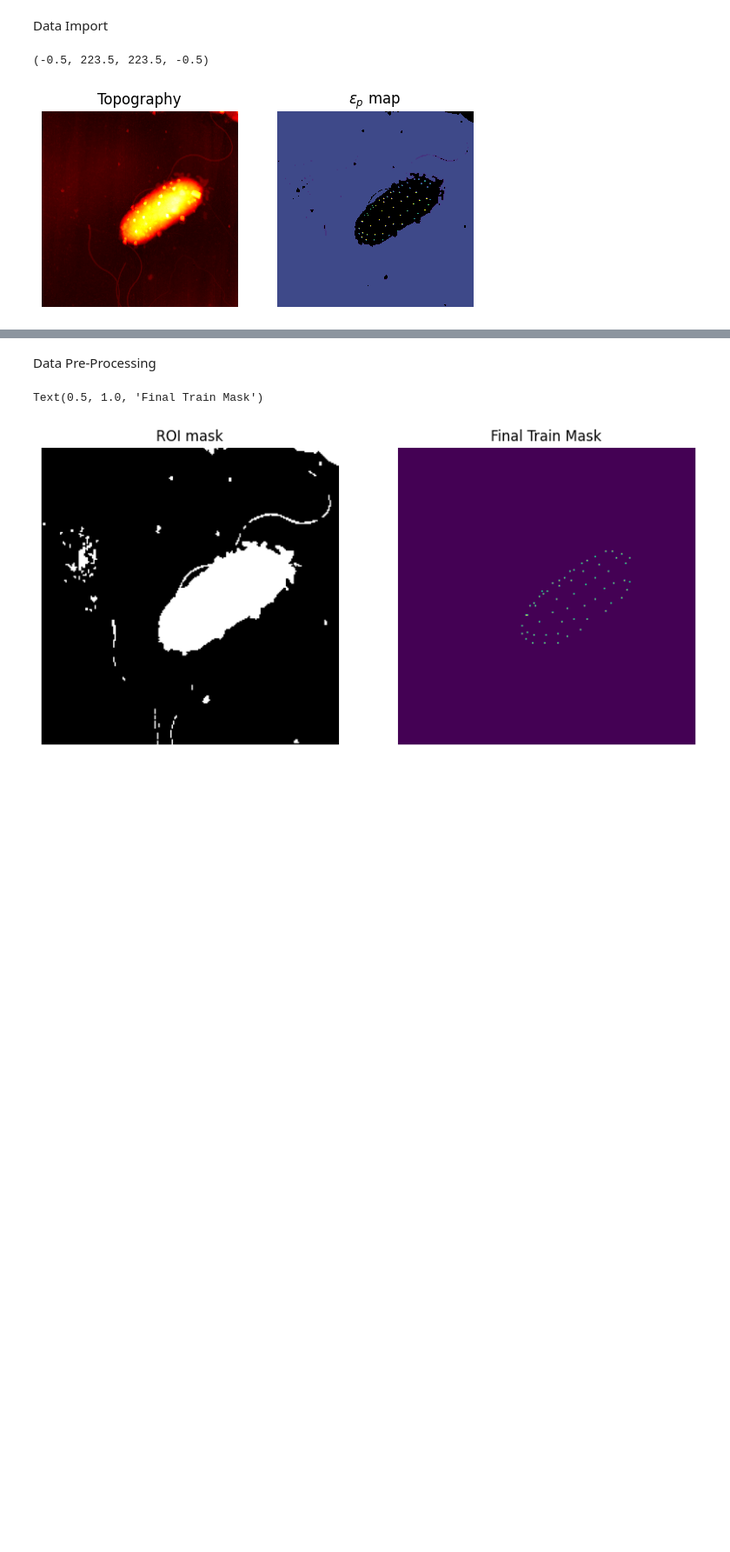
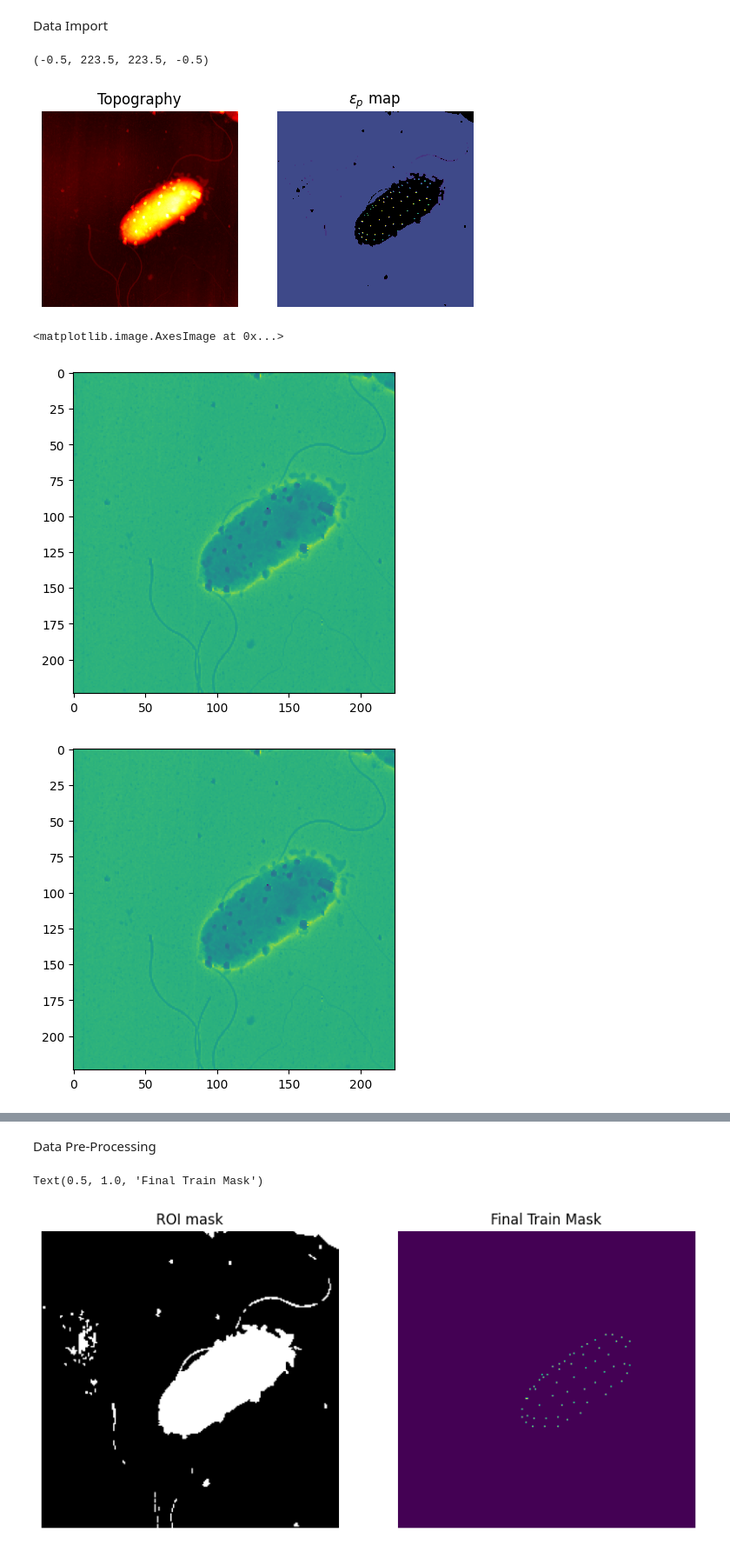
Before and after one commit to mcanoibec/fast_smart_scanning, a Jupyter notebook: work_directory/other_examples/NN_con masks_new_format.ipynb, the cells around one changed output, grey strips where cells are left out. Shown at 87% size. Cells and saved outputs as stored; diff of their text form; code cells hidden in the pictures; blank space fills up the shorter version.

```diff
--- a/work_directory/other_examples/NN_con masks_new_format.ipynb
+++ b/work_directory/other_examples/NN_con masks_new_format.ipynb
@@ -162,3 +180,13 @@ plt.axis('off')
 # %% [output]
 (-0.5, 223.5, 223.5, -0.5)
 [figure]
+# %%
+plt.imshow(np.array(projection.iloc[:,20]).reshape(nu_dim,nu_dim))
+plt.figure()
+plt.imshow(curves_sampled[:,0].reshape(nu_dim,nu_dim))
+plt.figure()
+plt.imshow(lift_samples[:,:,0])
+# %% [output]
+<matplotlib.image.AxesImage at 0x...>
+[figure, added]
+[figure, added]
```
Also changed, not shown: parts of 14 cells of this notebook.
